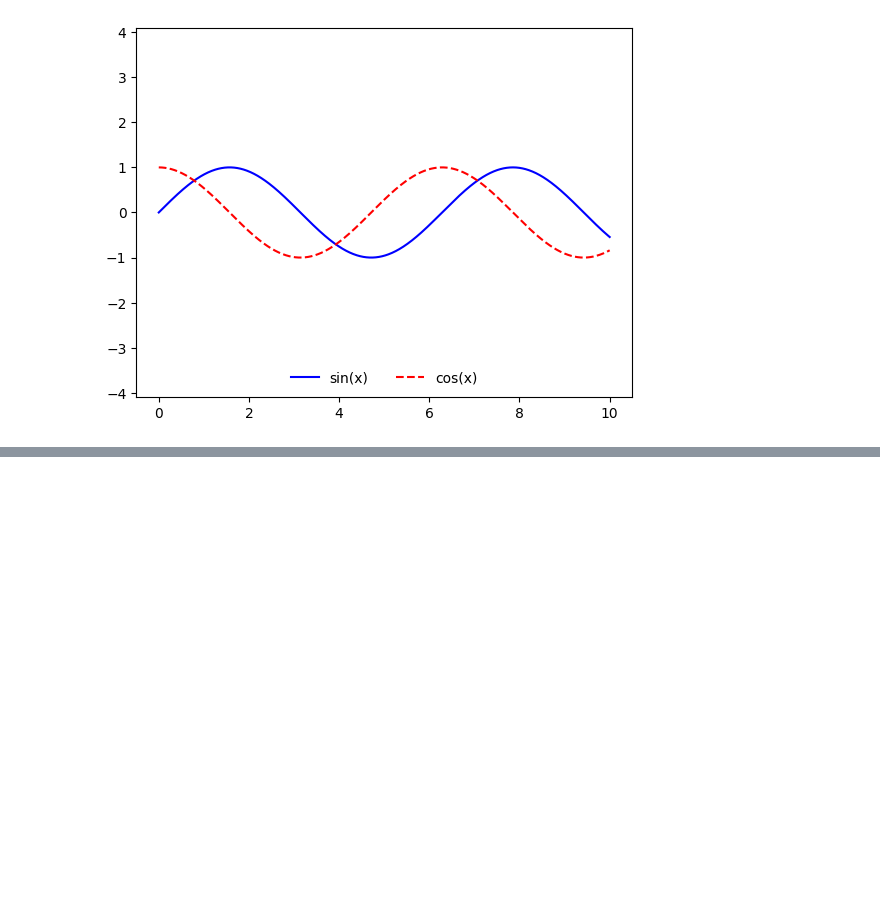
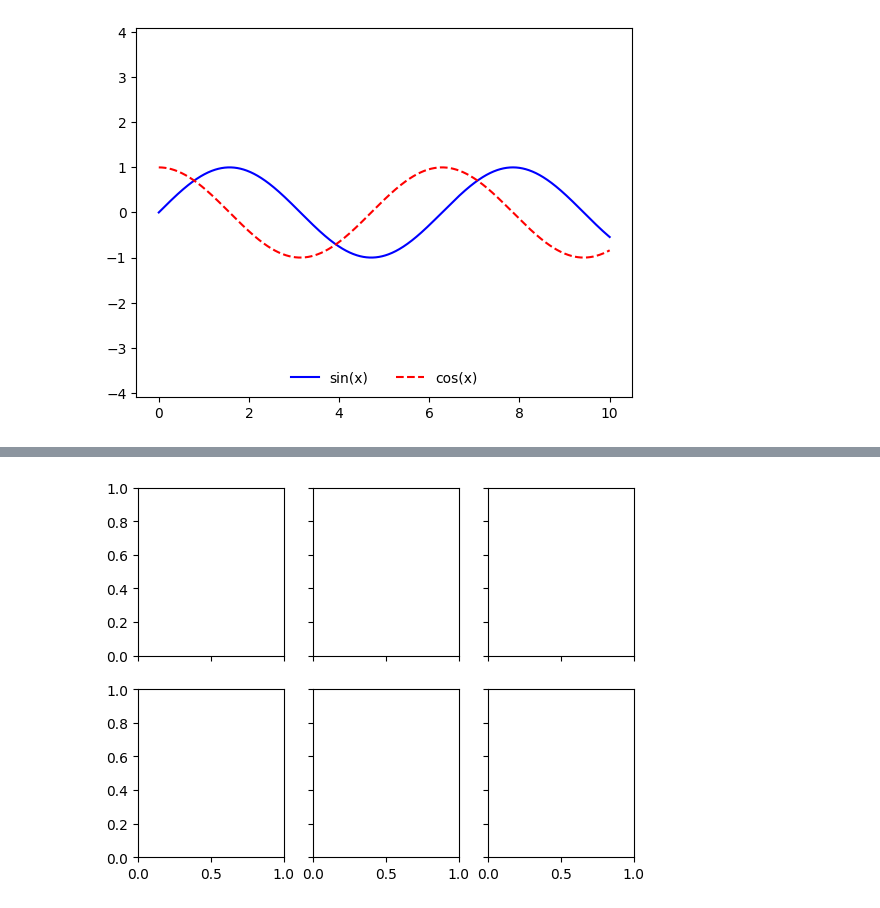
Before and after one commit to tottipensotti/data-analysis-examples, a Jupyter notebook: random_notebook.ipynb, the cells around one changed output, grey strips where cells are left out. Cells and saved outputs as stored; diff of their text form; code cells hidden in the pictures; blank space fills up the shorter version.

```diff
--- a/random_notebook.ipynb
+++ b/random_notebook.ipynb
@@ -317,0 +317,4 @@ view_colormap('jet')
+# %%
+fig, ax = plt.subplots(2, 3, sharex='col', sharey='row')
+# %% [output]
+[figure, added]
```
Also changed, not shown: parts of 33 cells of this notebook, 1 other file.
